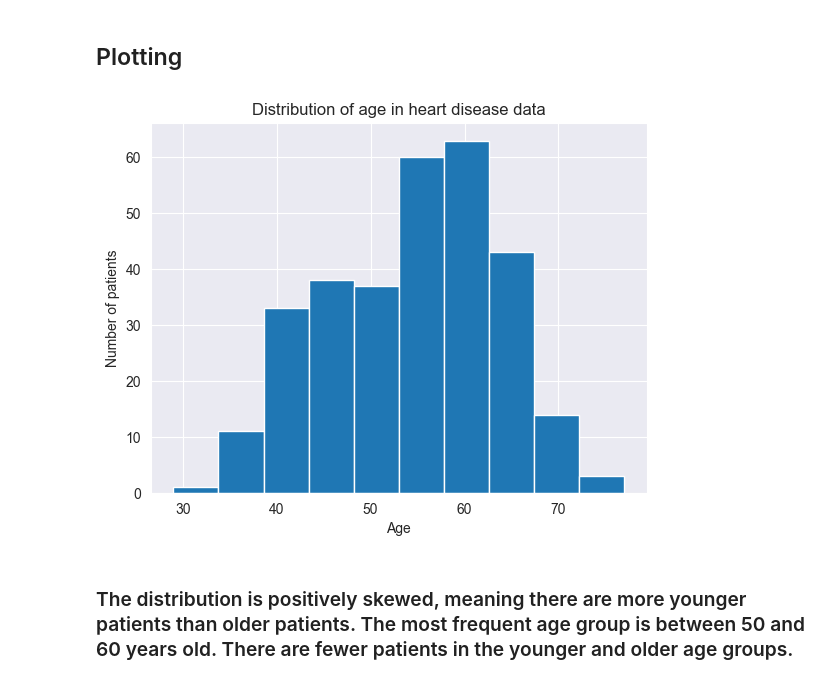
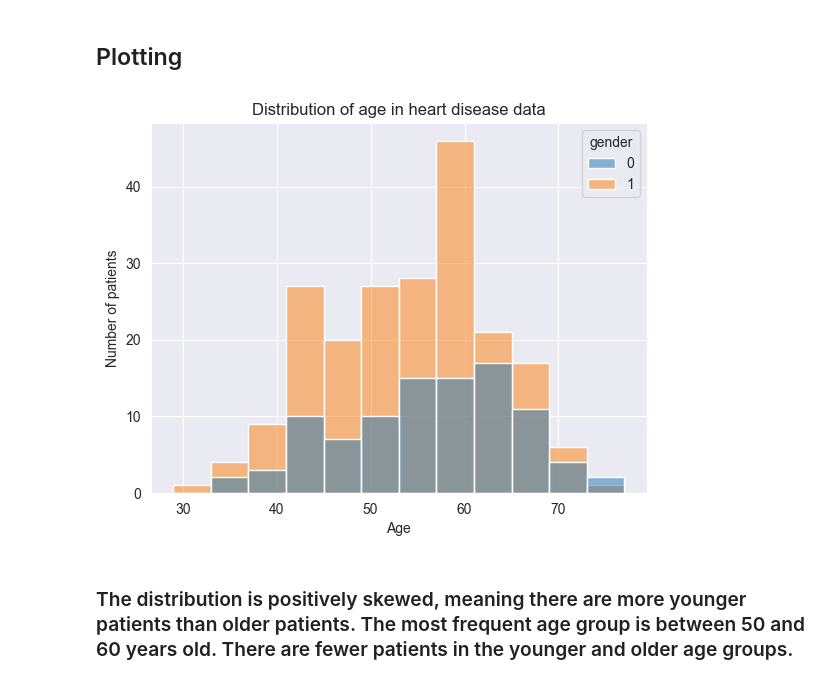
Before and after one commit to AbdurrahmanIdr/Heart_Disease_Prediction, a Jupyter notebook: eda.ipynb, the cells around one changed output. Saved outputs shown, nothing was run; the diff lists cells and outputs as text; code cells hidden in the pictures.

Commit message:
plottings interpreting plots

```diff
--- a/eda.ipynb
+++ b/eda.ipynb
@@ -118,13 +118,13 @@ df.describe().T
 # %% [markdown]
 ## Plotting
 # %%
-plt.hist(df["age"])
+sns.histplot(df, x='age', hue='gender')
 plt.xlabel("Age")
 plt.ylabel("Number of patients")
 plt.title("Distribution of age in heart disease data")
 plt.show()
 # %% [output]
-[figure, old version]
+[figure, new version]
 # %% [markdown]
 ### The distribution is positively skewed, meaning there are more younger patients than older patients. The most frequent age group is between 50 and 60 years old. There are fewer patients  in the younger and older age groups.
 # %%
```
Also changed, not shown: parts of 3 cells of this notebook, 1 other file.
